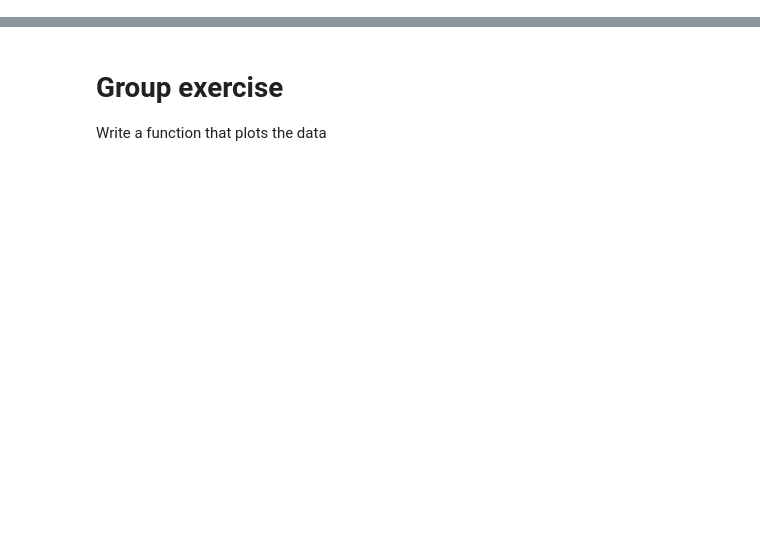
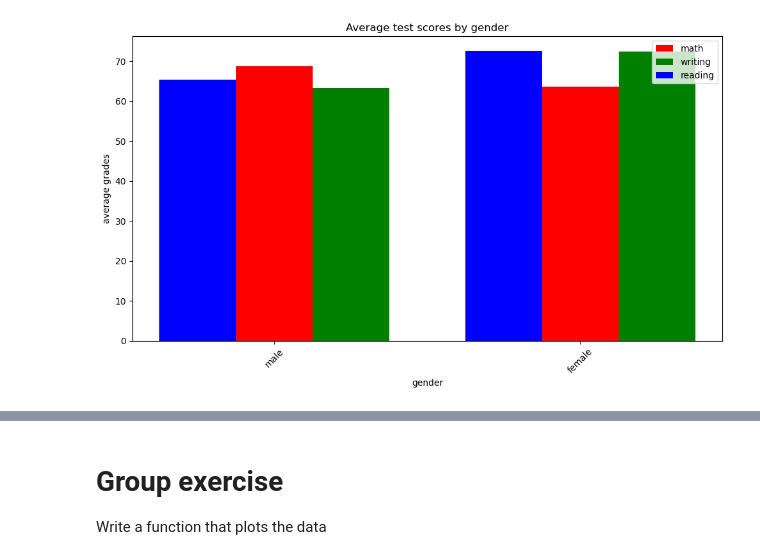
Before and after one commit to rukangu/info2000fa24Classwork, a Jupyter notebook: matplotlib/student_plot_solution.ipynb, the cells around one changed output, grey strips where cells are left out. Saved outputs shown, nothing was run; the diff lists cells and outputs as text; code cells hidden in the pictures; blank space fills up the shorter version.

```diff
--- a/matplotlib/student_plot_solution.ipynb
+++ b/matplotlib/student_plot_solution.ipynb
@@ -73,3 +208,7 @@ def group(category, data, aggregator = "mean"):
+# %%
+group(category='gender',data= data, plot_type='bar')
+# %% [output]
+[figure, added]
 # %%
 returned = group('gender', data)
 # %%
```
Also changed, not shown: parts of 13 cells of this notebook, 1 other file.
